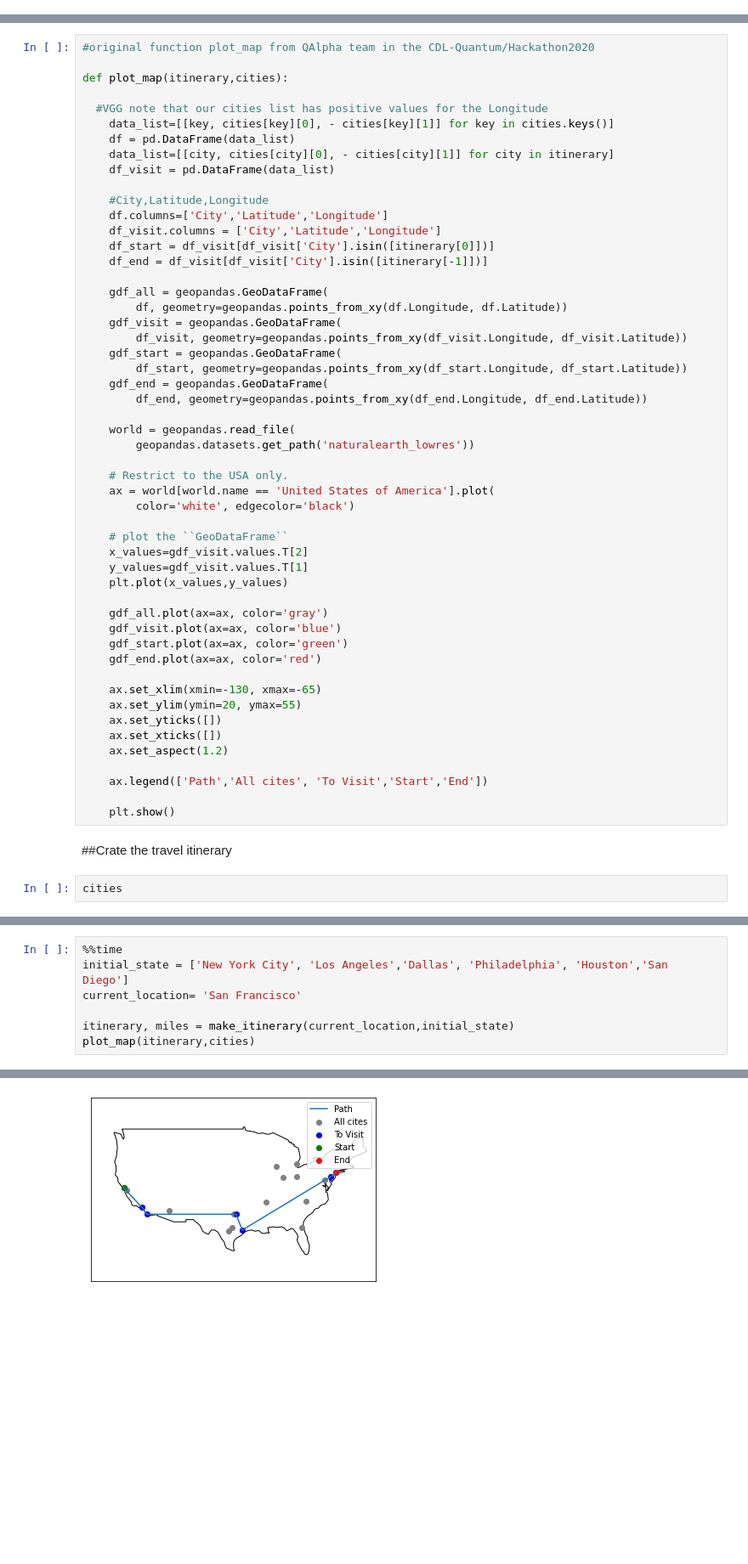
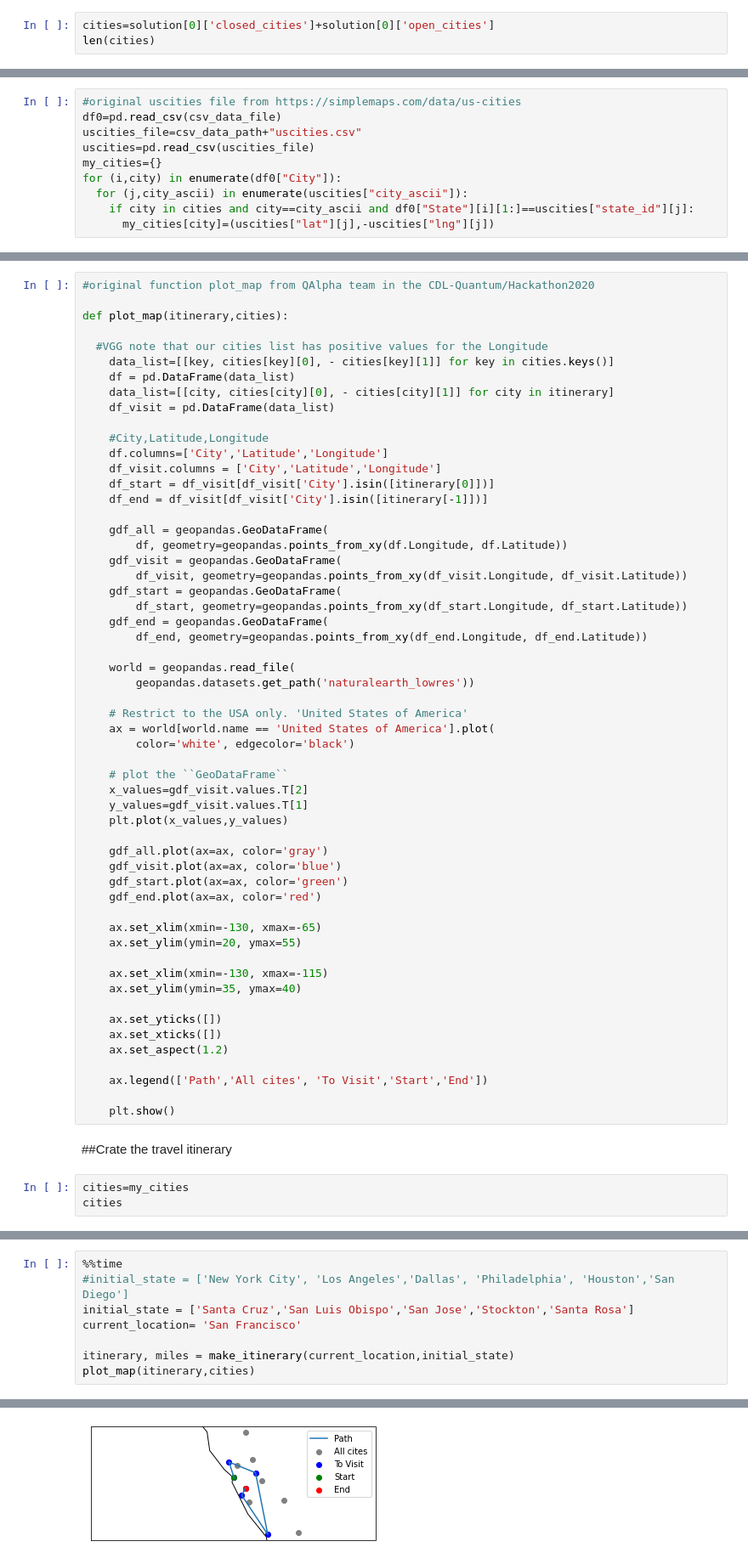
Before and after one commit to VGGatGitHub/Quantum-Chain, a Jupyter notebook: Vehicle_Transportation.ipynb, the cells around one changed output, grey strips where cells are left out. Shown: that part at 85% size. Drawn from its saved outputs; the diff is of its cells as text; blank space fills up the shorter version.

```diff
--- a/Vehicle_Transportation.ipynb
+++ b/Vehicle_Transportation.ipynb
@@ -62,0 +166,3 @@ else:
+# %%
+cities=solution[0]['closed_cities']+solution[0]['open_cities']
+len(cities)
@@ -62,0 +171,10 @@ else:
+# %%
+#original uscities file from https://simplemaps.com/data/us-cities
+df0=pd.read_csv(csv_data_file)
+uscities_file=csv_data_path+"uscities.csv"
+uscities=pd.read_csv(uscities_file)
+my_cities={}
+for (i,city) in enumerate(df0["City"]):
+  for (j,city_ascii) in enumerate(uscities["city_ascii"]):
+    if city in cities and city==city_ascii and df0["State"][i][1:]==uscities["state_id"][j]:
+      my_cities[city]=(uscities["lat"][j],-uscities["lng"][j])
@@ -292,7 +419,7 @@ def plot_map(itinerary,cities):
     world = geopandas.read_file(
         geopandas.datasets.get_path('naturalearth_lowres'))
 
-    # Restrict to the USA only.
+    # Restrict to the USA only. 'United States of America'
     ax = world[world.name == 'United States of America'].plot(
         color='white', edgecolor='black')
 
@@ -308,6 +435,10 @@ def plot_map(itinerary,cities):
 
     ax.set_xlim(xmin=-130, xmax=-65)
     ax.set_ylim(ymin=20, ymax=55)
+
+    ax.set_xlim(xmin=-130, xmax=-115)
+    ax.set_ylim(ymin=35, ymax=40)
+
     ax.set_yticks([])
     ax.set_xticks([])
     ax.set_aspect(1.2)
@@ -318,4 +449,5 @@ def plot_map(itinerary,cities):
 # %% [markdown]
 ##Crate the travel itinerary
 # %%
+cities=my_cities
 cities
@@ -343,6 +454,7 @@ cities
 # %%
 %%time
-initial_state = ['New York City', 'Los Angeles','Dallas', 'Philadelphia', 'Houston','San Diego']
+#initial_state = ['New York City', 'Los Angeles','Dallas', 'Philadelphia', 'Houston','San Diego']
+initial_state = ['Santa Cruz','San Luis Obispo','San Jose','Stockton','Santa Rosa']
 current_location= 'San Francisco'
 
 itinerary, miles = make_itinerary(current_location,initial_state)
@@ -357 +469 @@ San Francisco ➞  Los Angeles ➞  San Diego ➞  Dallas ➞  Houston ➞  Phil
-[figure, old version]
+[figure, new version]
```
Also changed, not shown: parts of 30 cells of this notebook.
